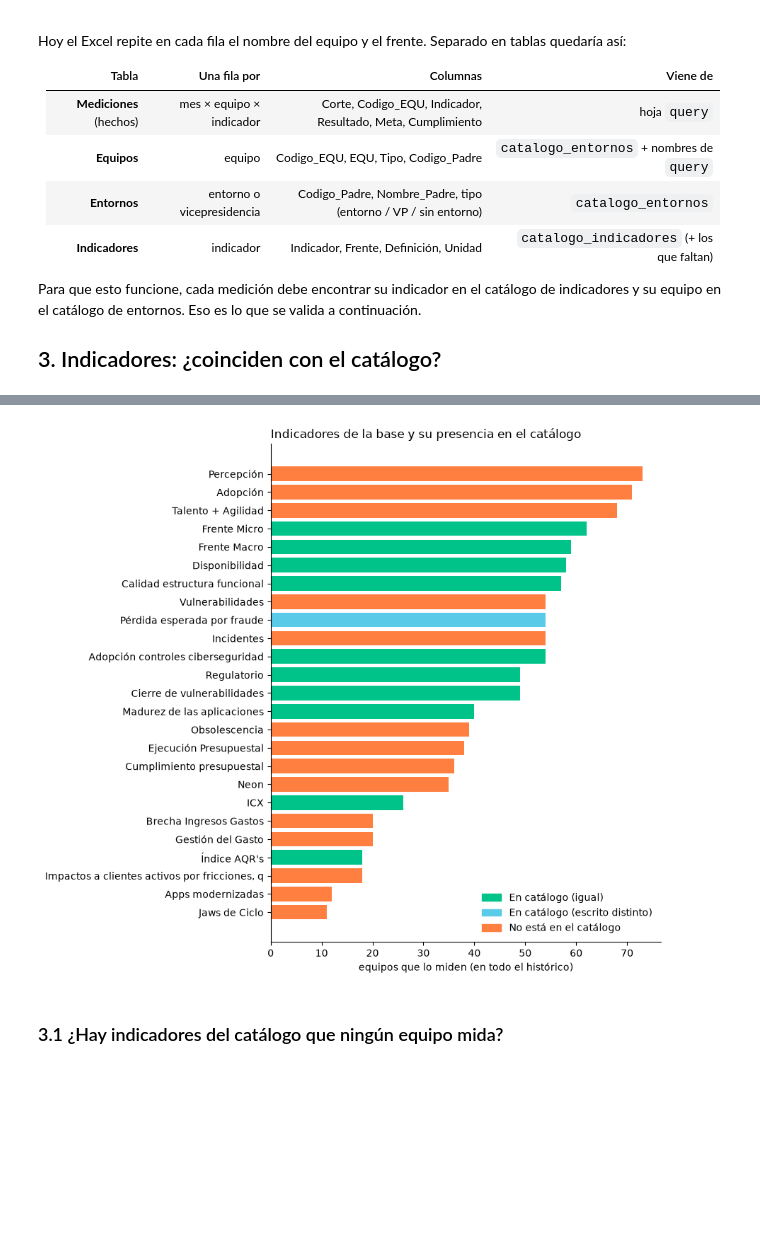
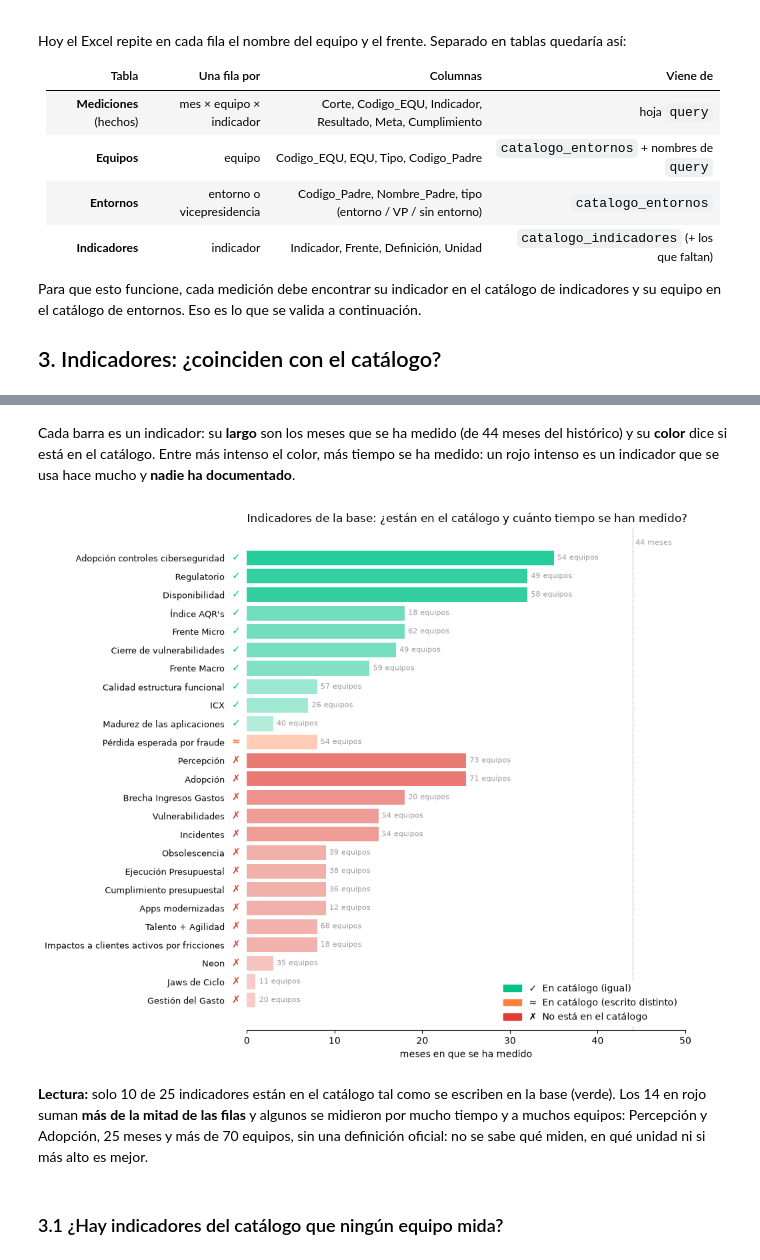
Before and after one commit to santiagoneusa/cib-de-technical-interview, a Jupyter notebook: 1_experimentacion/notebooks/1_eda.ipynb, the cells around one changed output, grey strips where cells are left out. Cells and saved outputs as stored; diff of their text form; code cells hidden in the pictures; blank space fills up the shorter version.

```diff
--- a/1_experimentacion/notebooks/1_eda.ipynb
+++ b/1_experimentacion/notebooks/1_eda.ipynb
@@ -19,7 +19,7 @@ import pandas as pd
 pd.set_option("display.max_colwidth", 70)
 
 ARCHIVO = Path("../../0_datos/KPIS_historico.xlsx")
-VERDE, NARANJA, MORADO, AZUL, GRIS = "#00c389", "#ff7f41", "#9063cd", "#59cbe8", "#9e9a99"
+VERDE, AMARILLO, NARANJA, ROJO, GRIS = "#00c389", "#fdda24", "#ff7f41", "#e03c31", "#9e9a99"
 
 # Se lee todo como texto para ver los valores tal como vienen en el Excel
 kpis = pd.read_excel(ARCHIVO, sheet_name="query", dtype=str)
@@ -128,16 +105,35 @@ No está en el catálogo            0.544
-# %%
-colores = {"En catálogo (igual)": VERDE, "En catálogo (escrito distinto)": AZUL, "No está en el catálogo": NARANJA}
-orden = por_indicador.sort_values("equipos")
-fig, ax = plt.subplots(figsize=(9, 8))
-ax.barh(orden["Indicador"].str[:45], orden["equipos"], color=orden["estado"].map(colores))
-ax.legend(handles=[Patch(color=c, label=e) for e, c in colores.items()], frameon=False, loc="lower right")
-ax.set_xlabel("equipos que lo miden (en todo el histórico)")
-ax.set_title("Indicadores de la base y su presencia en el catálogo", loc="left")
-ax.spines[["top", "right"]].set_visible(False)
-plt.tight_layout()
-plt.show()
-# %% [output]
-[figure, removed]
+# %% [markdown]
+Cada barra es un indicador: su **largo** son los meses que se ha medido (de 44 meses del histórico) y su **color** dice si está en el catálogo. Entre más intenso el color, más tiempo se ha medido: un rojo intenso es un indicador que se usa hace mucho y **nadie ha documentado**.
+# %%
+TOTAL_MESES = kpis["Corte"].nunique()
+estilos = {  # estado: (color, símbolo)
+    "En catálogo (igual)": (VERDE, "✓"),
+    "En catálogo (escrito distinto)": (NARANJA, "≈"),
+    "No está en el catálogo": (ROJO, "✗"),
+}
+orden = por_indicador.assign(grupo=por_indicador["estado"].map(list(estilos).index)).sort_values(["grupo", "meses"], ascending=[False, True])
+
+fig, ax = plt.subplots(figsize=(10, 8.5))
+for i, fila in enumerate(orden.itertuples()):
+    color, simbolo = estilos[fila.estado]
+    ax.barh(i, fila.meses, color=color, alpha=0.25 + 0.75 * fila.meses / TOTAL_MESES)
+    ax.text(fila.meses + 0.4, i, f"{fila.equipos} equipos", va="center", fontsize=8, color=GRIS)
+    ax.text(-1.2, i, simbolo, va="center", ha="center", fontsize=11, color=color, fontweight="bold")
+ax.set_yticks(range(len(orden)), [n[:42] for n in orden["Indicador"]], fontsize=9)
+ax.tick_params(axis="y", pad=24, length=0)
+ax.axvline(TOTAL_MESES, color=GRIS, ls=":", lw=1)
+ax.text(TOTAL_MESES, len(orden) - 0.3, f" {TOTAL_MESES} meses", fontsize=8, color=GRIS)
+ax.set_xlim(0, TOTAL_MESES + 6)
+ax.set_xlabel("meses en que se ha medido")
+ax.legend(handles=[Patch(color=c, label=f"{s}  {e}") for e, (c, s) in estilos.items()], loc="lower right", facecolor="white", edgecolor="white", framealpha=1)
+ax.set_title("Indicadores de la base: ¿están en el catálogo y cuánto tiempo se han medido?", loc="left")
+ax.spines[["top", "right", "left"]].set_visible(False)
+plt.tight_layout()
+plt.show()
+# %% [output]
+[figure, added]
+# %% [markdown]
+**Lectura:** solo 10 de 25 indicadores están en el catálogo tal como se escriben en la base (verde). Los 14 en rojo suman **más de la mitad de las filas** y algunos se midieron por mucho tiempo y a muchos equipos: Percepción y Adopción, 25 meses y más de 70 equipos, sin una definición oficial: no se sabe qué miden, en qué unidad ni si más alto es mejor.
 # %% [markdown]
 ### 3.1 ¿Hay indicadores del catálogo que ningún equipo mida?
 # %%
```
Also changed, not shown: parts of 5 cells of this notebook, 5 other files.
